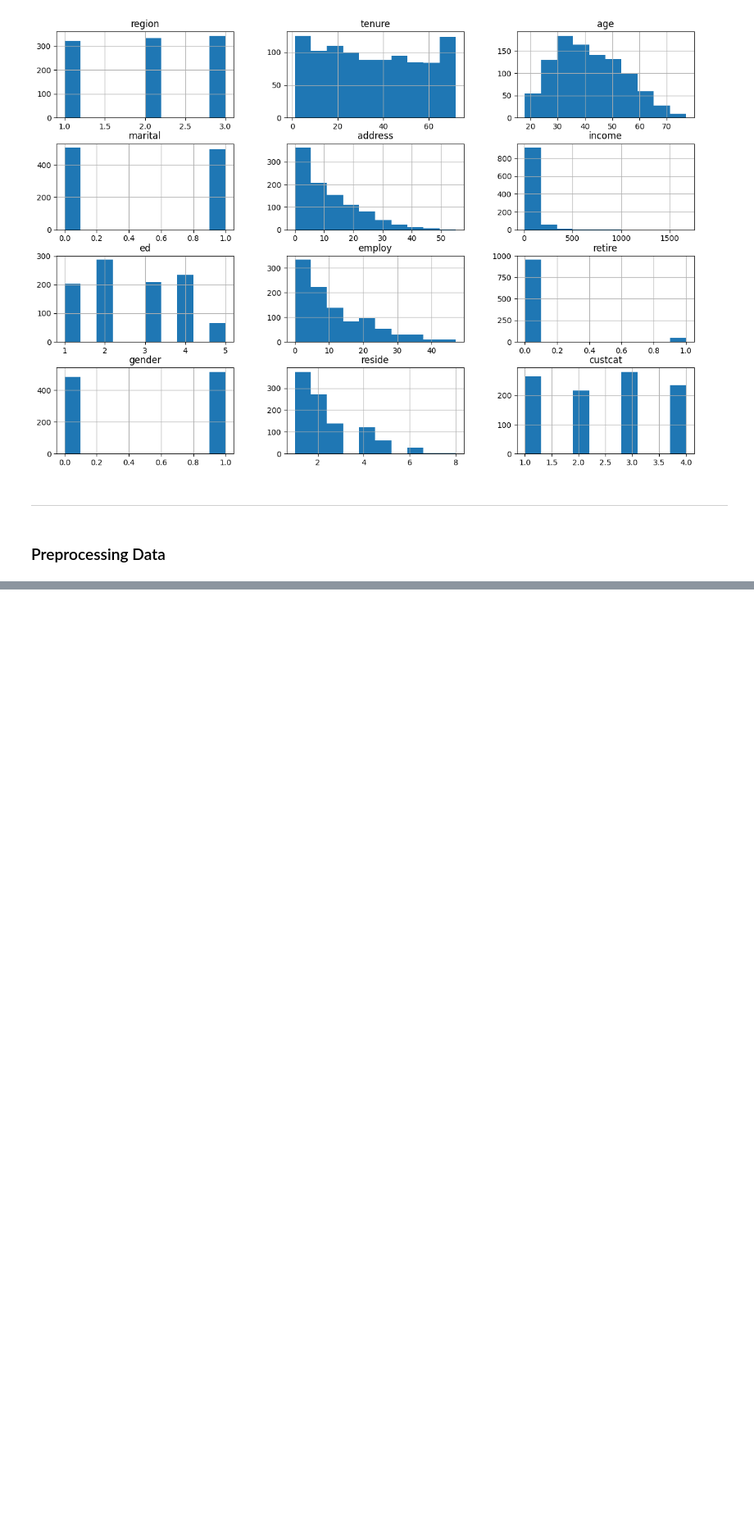
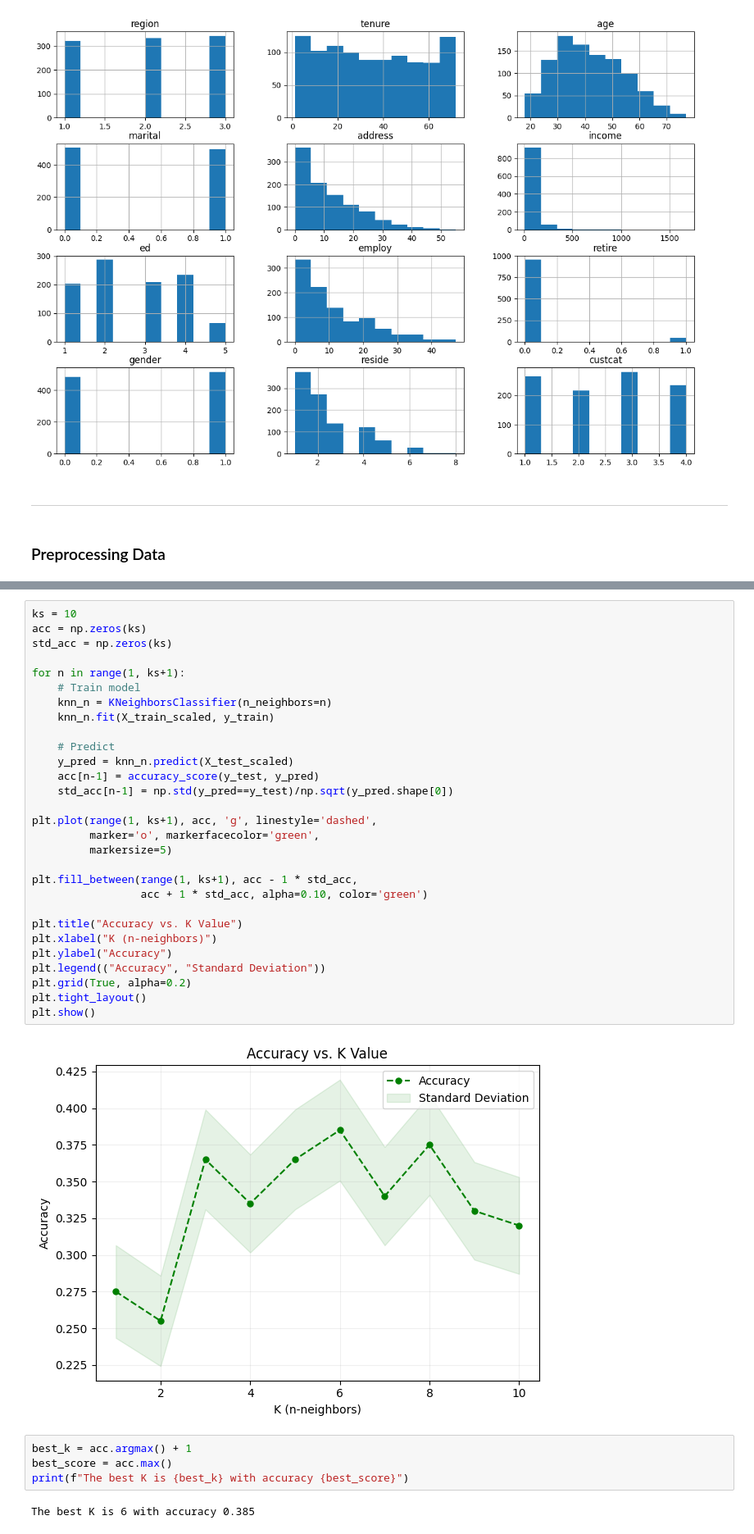
Before and after one commit to azharfachrezi/my-learning, a Jupyter notebook: Machine Learning/Supervised Learning/K-Nearest Neighbors Classifier.ipynb, the cells around one changed output, grey strips where cells are left out. Shown at 82% size. Cells and saved outputs as stored; diff of their text form; blank space fills up the shorter version.

```diff
--- a/Machine Learning/Supervised Learning/K-Nearest Neighbors Classifier.ipynb
+++ b/Machine Learning/Supervised Learning/K-Nearest Neighbors Classifier.ipynb
@@ -137,0 +192,37 @@ X
+# %%
+ks = 10
+acc = np.zeros(ks)
+std_acc = np.zeros(ks)
+
+for n in range(1, ks+1):
+    # Train model
+    knn_n = KNeighborsClassifier(n_neighbors=n)
+    knn_n.fit(X_train_scaled, y_train)
+
+    # Predict
+    y_pred = knn_n.predict(X_test_scaled)
+    acc[n-1] = accuracy_score(y_test, y_pred)
+    std_acc[n-1] = np.std(y_pred==y_test)/np.sqrt(y_pred.shape[0])
+
+plt.plot(range(1, ks+1), acc, 'g', linestyle='dashed',
+         marker='o', markerfacecolor='green',
+         markersize=5)
+
+plt.fill_between(range(1, ks+1), acc - 1 * std_acc,
+                 acc + 1 * std_acc, alpha=0.10, color='green')
+
+plt.title("Accuracy vs. K Value")
+plt.xlabel("K (n-neighbors)")
+plt.ylabel("Accuracy")
+plt.legend(("Accuracy", "Standard Deviation"))
+plt.grid(True, alpha=0.2)
+plt.tight_layout()
+plt.show()
+# %% [output]
+[figure, added]
+# %%
+best_k = acc.argmax() + 1
+best_score = acc.max()
+print(f"The best K is {best_k} with accuracy {best_score}")
+# %% [output]
+The best K is 6 with accuracy 0.385
```
Also changed, not shown: parts of 26 cells of this notebook.
